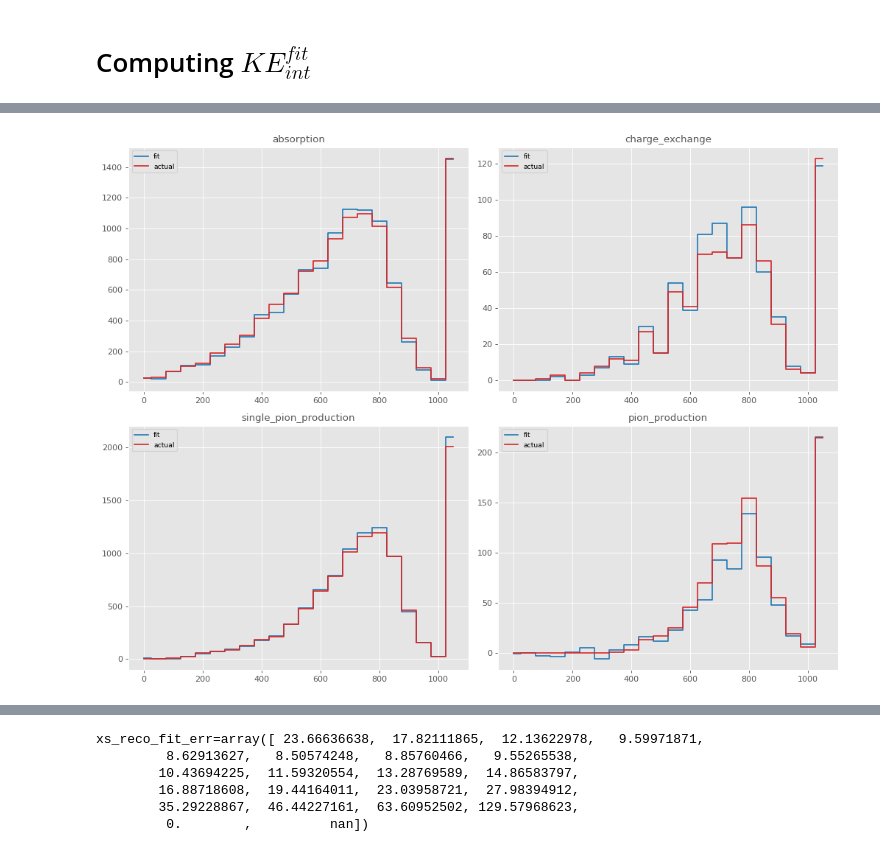
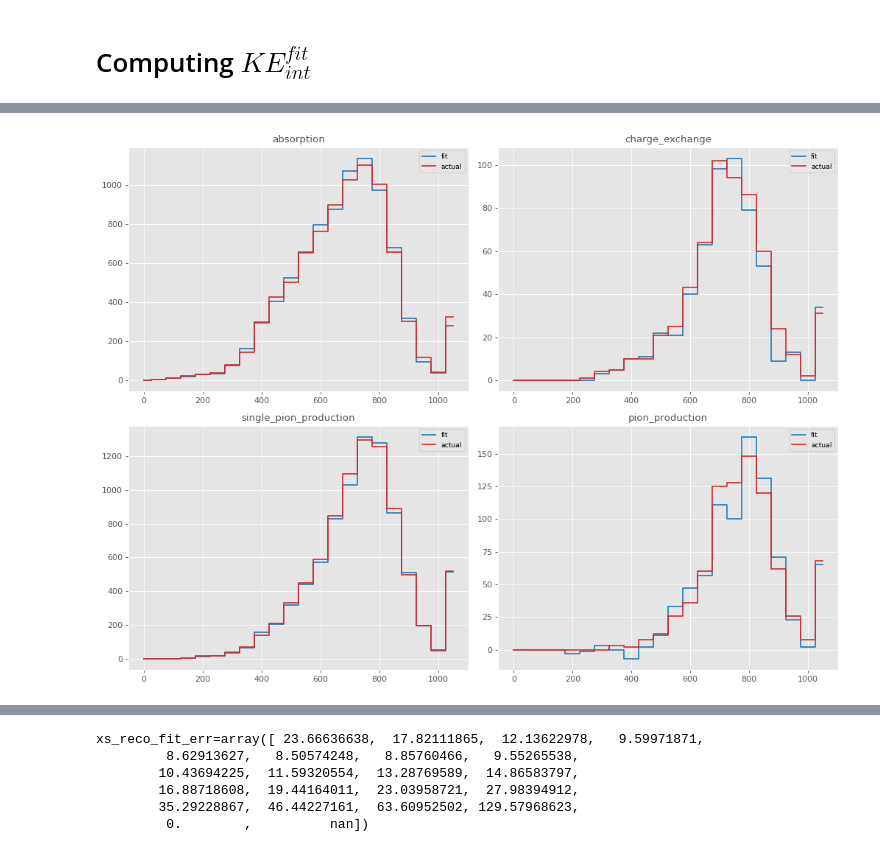
Before and after one commit to dlindebaum/pion-argon-xs-analysis, a Jupyter notebook: analysis/notebooks/cex_region_fit.ipynb, the cells around one changed output, grey strips where cells are left out. Cells and saved outputs as stored; diff of their text form; code cells hidden in the pictures.

```diff
--- a/analysis/notebooks/cex_region_fit.ipynb
+++ b/analysis/notebooks/cex_region_fit.ipynb
@@ -101,7 +101,7 @@ def RegionFitToyStudy(toy : cross_section.Toy, model : cross_section.pyhf.Model,
     for j in toy.truth_region_labels:
         counts = []
         for i in toy.reco_region_labels:
-            counts.append(sum(toy.NInteract(energy_slice, toy.truth_regions[j], toy.reco_regions[i])))
+            counts.append(sum(toy.NInteract(energy_slice, toy.truth_regions[j], toy.reco_regions[i] & toy.df.beam_selection_mask)))
         counts_matrix.append(counts)
     print(f"{counts_matrix=}")
     total_count_actual = np.sum(counts_matrix)
@@ -378,4 +381,5 @@ $\mu_3$ & -1.913696 & 0.676045 & -28.165341 & 0.000000 \\
 [figure]
 ... (3 outputs left out)
 # %%
-toy_observed = cross_section.Toy(df = cex_toy_generator.main(cex_toy_generator.ResolveConfig(CreateConfig(PDSP = 1, p_init = 1000, seed = 1))), smearing = True)
+# toy_observed = cross_section.Toy(df = cex_toy_generator.main(cex_toy_generator.ResolveConfig(CreateConfig(PDSP = 1, p_init = 1000, seed = 1))), smearing = True)
+toy_observed = cross_section.Toy(file = "work/2023/toys/xs_toy_1GeV_gaussian_60MeV_PDSP_stats.hdf5")
@@ -389,6 +386,9 @@ toy_observed = cross_section.Toy(df = cex_toy_generator.main(cex_toy_generator.R
 # %%
 pdf = Plots.PlotBook("toy_observations.pdf", False)
 tags = cross_section.Tags.ExclusiveProcessTags(toy_observed.truth_regions)
+
+for tag in tags:
+    tags[tag].mask = tags[tag].mask & toy_observed.df.beam_selection_mask
 
 n_obs = cross_section.RegionFit.CreateObservedInputData(cross_section.AnalysisInput.CreateAnalysisInputToy(toy_observed), energy_slice, mean_track_score_bins)
 n_obs_energy = n_obs[:-1]
@@ -985,6 +985,6 @@ print(outputs)
 # %% [markdown]
 # Computing $KE^{fit}_{int}$
 # %%
-toy_observed = cross_section.Toy(df = cex_toy_generator.main(cex_toy_generator.ResolveConfig(CreateConfig(PDSP = 1, p_init = 1000, seed = 1))), smearing = True)
+# toy_observed = cross_section.Toy(df = cex_toy_generator.main(cex_toy_generator.ResolveConfig(CreateConfig(PDSP = 1, p_init = 1000, seed = 1))), smearing = True)
 display(toy_observed.df.head())
 # %% [output]
@@ -1017,33 +1011,33 @@ error  0.000120  0.000173  0.000132  0.000322
 # %%
 postfit_pred = cross_section.cabinetry.model_utils.prediction(model, fit_results = result)
 KE_int_prediction = SliceModelPrediction(postfit_pred, slice(-1), "KE_int_postfit") # exclude the channel which is the mean track score
 
 n = cross_section.RegionFit.CreateObservedInputData(cross_section.AnalysisInput.CreateAnalysisInputToy(toy_observed), energy_slice, None)
 
 n_fit = []
 for i, (n_c, lambda_c) in enumerate(zip(n, KE_int_prediction.model_yields)):
     # print(i, n_c, lambda_c)
     n_c_fit = n_c
     for j, s in enumerate(lambda_c):
         if j == i: continue
         n_c_fit = n_c_fit - s
     n_fit.append(np.array(n_c_fit.astype(int)))
 
 actual = [cross_section.EnergySlice.CountingExperiment(
     toy_observed.df.KE_int_smeared,
     toy_observed.df.KE_init_smeared,
     (toy_observed.df.z_int_smeared < 0) | (toy_observed.df.z_int_smeared > 700),
-    toy_observed.reco_regions[l] & toy_observed.truth_regions[l],
+    toy_observed.reco_regions[l] & toy_observed.truth_regions[l] & toy_observed.df.beam_selection_mask,
     energy_slice)[2] for l in toy_observed.truth_region_labels]
 
 # n_fit_template = [KE_int_prediction.model_yields[i][i] for i in range(len(KE_int_prediction.model_yields))]
 
 energy_bins = np.sort(np.insert(energy_slice.pos, 0, energy_slice.max_pos + energy_slice.width))
 for i in Plots.MultiPlot(len(n_fit)):
     Plots.Plot(energy_bins[::-1], n_fit[i], label = "fit", color = "C0", marker = "x", newFigure = False, style = "step")
     Plots.Plot(energy_bins[::-1], actual[i], label = "actual", color = "C6", marker = "x", title = toy_observed.truth_region_labels[i], newFigure = False, style = "step")
 # %% [output]
-[figure, old version]
+[figure, new version]
 # %%
 def PlotPrefitPostFit(prefit, prefit_err, postfit, postfit_err):
     with Plots.RatioPlot(energy_bins[::-1], postfit, prefit, postfit_err, prefit_err, "$KE_{int}$ (MeV)", "fit/ actual") as ratio_plot:
```
Also changed, not shown: parts of 10 cells of this notebook, 1 other file.
